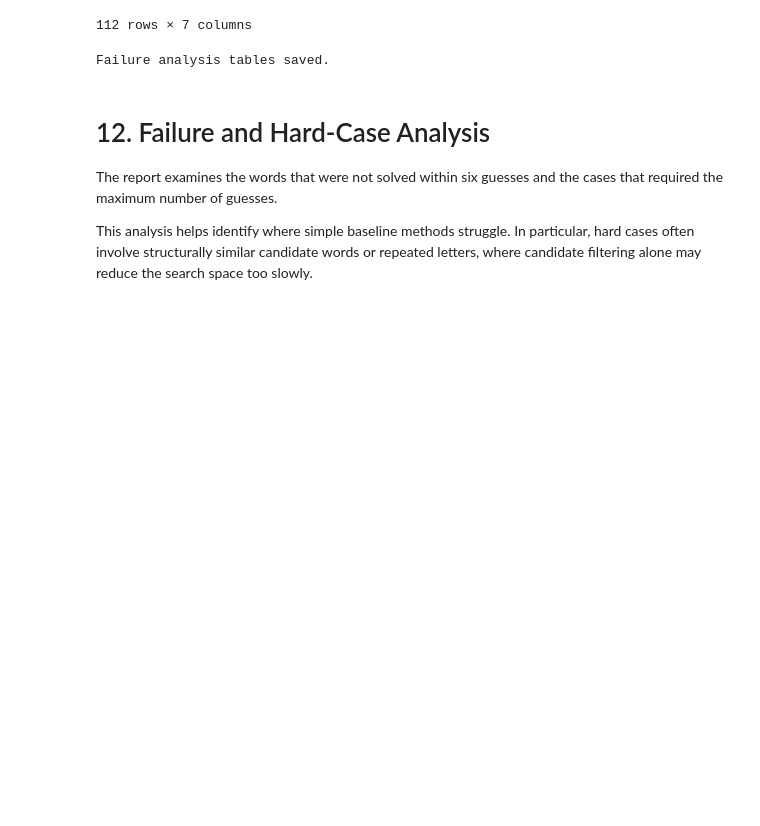
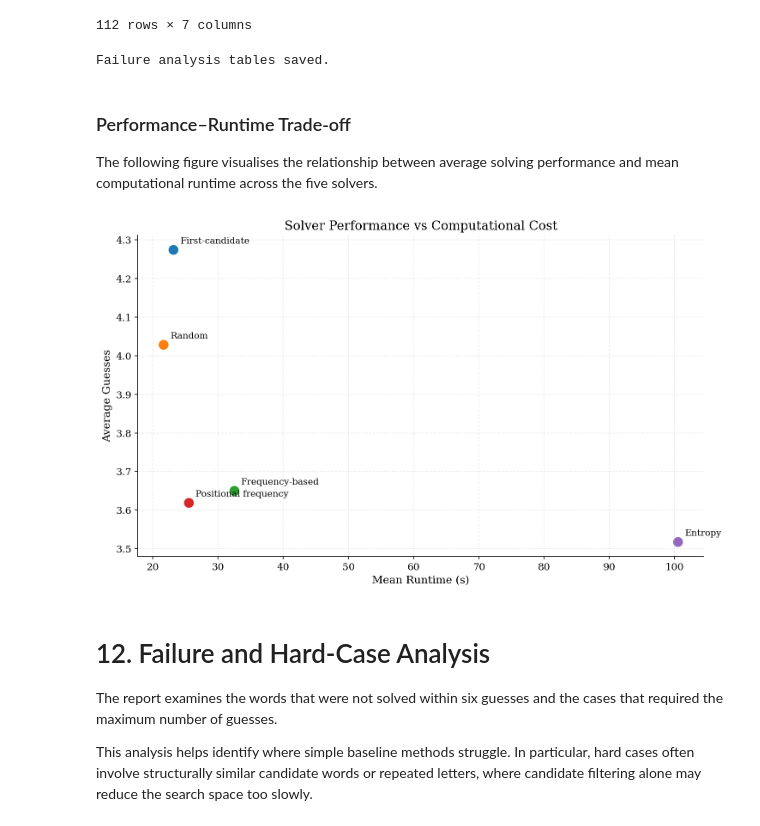
Before and after one commit to tahmidrashid3-oss/Data-Driven-Strategies-for-Solving-Wordle, a Jupyter notebook: 02_wordle_project.ipynb, the cells around one changed output. Cells and saved outputs as stored; diff of their text form; code cells hidden in the pictures; blank space fills up the shorter version.

```diff
--- a/02_wordle_project.ipynb
+++ b/02_wordle_project.ipynb
@@ -2501,6 +2499,54 @@ entropy_failure_table.to_csv(output_dir / "entropy_failures.csv", index=False)
 print("Failure analysis tables saved.")
 # %% [output]
 Failure analysis tables saved.
+# %% [markdown]
+### Performance–Runtime Trade-off
+
+The following figure visualises the relationship between average solving
+performance and mean computational runtime across the five solvers.
+# %%
+
+import matplotlib.pyplot as plt
+
+fig, ax = plt.subplots(figsize=(10, 6))
+
+for _, row in overall_results.iterrows():
+
+    ax.scatter(
+        row["Runtime (s)"],
+        row["Avg. Guesses"],
+        s=100
+    )
+
+    ax.annotate(
+        row["Solver"],
+        (row["Runtime (s)"], row["Avg. Guesses"]),
+        xytext=(8, 7),
+        textcoords="offset points",
+        fontsize=10
+    )
+
+ax.set_xlabel("Mean Runtime (s)", fontsize=12)
+ax.set_ylabel("Average Guesses", fontsize=12)
+ax.set_title(
+    "Solver Performance vs Computational Cost",
+    fontsize=14
+)
+
+ax.grid(alpha=0.25)
+
+plt.tight_layout()
+
+
+plt.savefig(
+    figure_dir / "performance_runtime_tradeoff.png",
+    dpi=300,
+    bbox_inches="tight"
+)
+
+plt.show()
+# %% [output]
+[figure, added]
 # %% [markdown]
 # 12. Failure and Hard-Case Analysis
 
```
Also changed, not shown: parts of 31 cells of this notebook.
